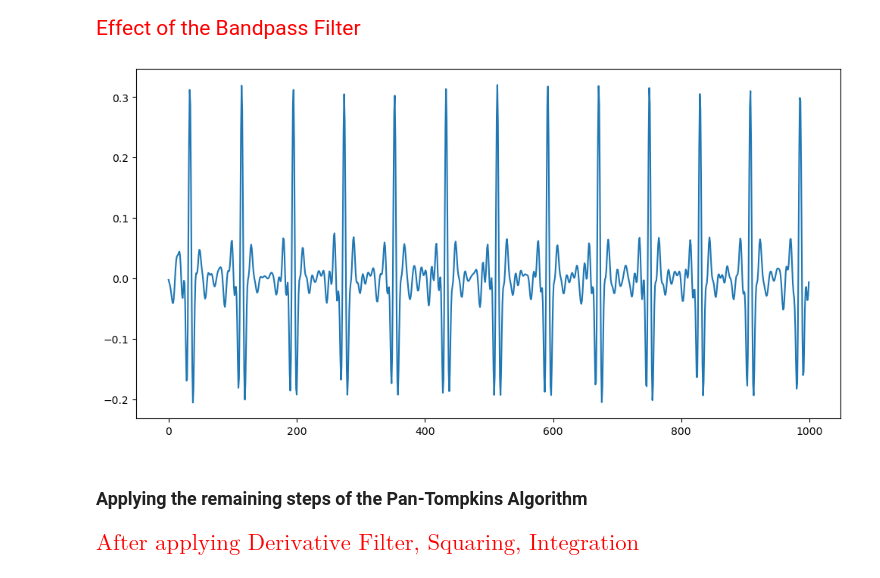
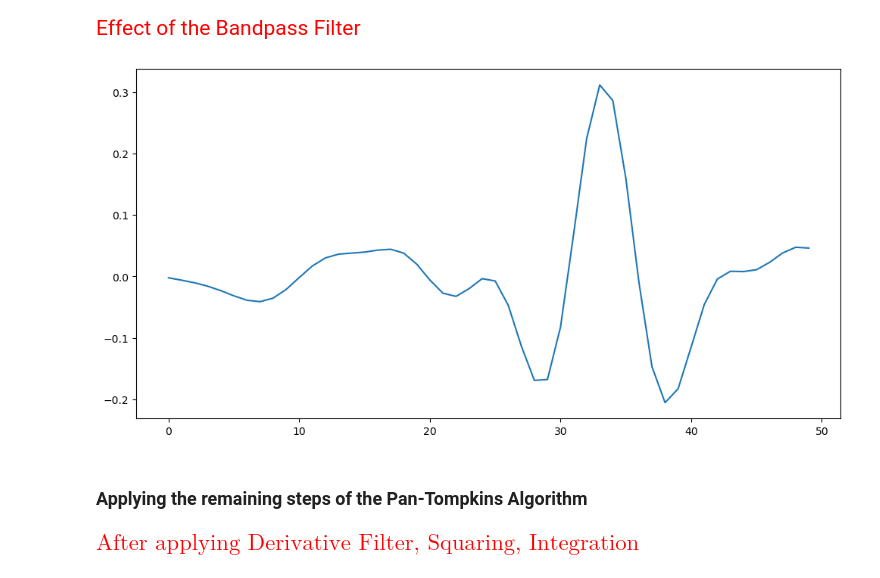
Before and after one commit to cem-cagatay/elec447, a Jupyter notebook: elec447_project.ipynb, the cells around one changed output. Saved outputs shown, nothing was run; the diff lists cells and outputs as text; code cells hidden in the pictures.

```diff
--- a/elec447_project.ipynb
+++ b/elec447_project.ipynb
@@ -355,12 +355,12 @@ plt.show()
 <span style="color: red; font-size: 150%;">Effect of the Bandpass Filter</span>
 # %%
 plt.figure(figsize=(12, 6))
-plt.plot(filtered_signals[1, :, 0])
+plt.plot(filtered_signals[1, :50, 0])
 plt.show()
 # %% [output]
-[figure, old version]
+[figure, new version]
-# %% [markdown]
-### Applying the remaining steps of the Pan-Tompkins Algorithm
+# %% [markdown]
+### Applying the remaining steps of the Pan-Tompkins Algorithm
 # %%
 # Initialize arrays for each step
 derivative = np.zeros_like(filtered_signals)
```
Also changed, not shown: parts of 20 cells of this notebook.
